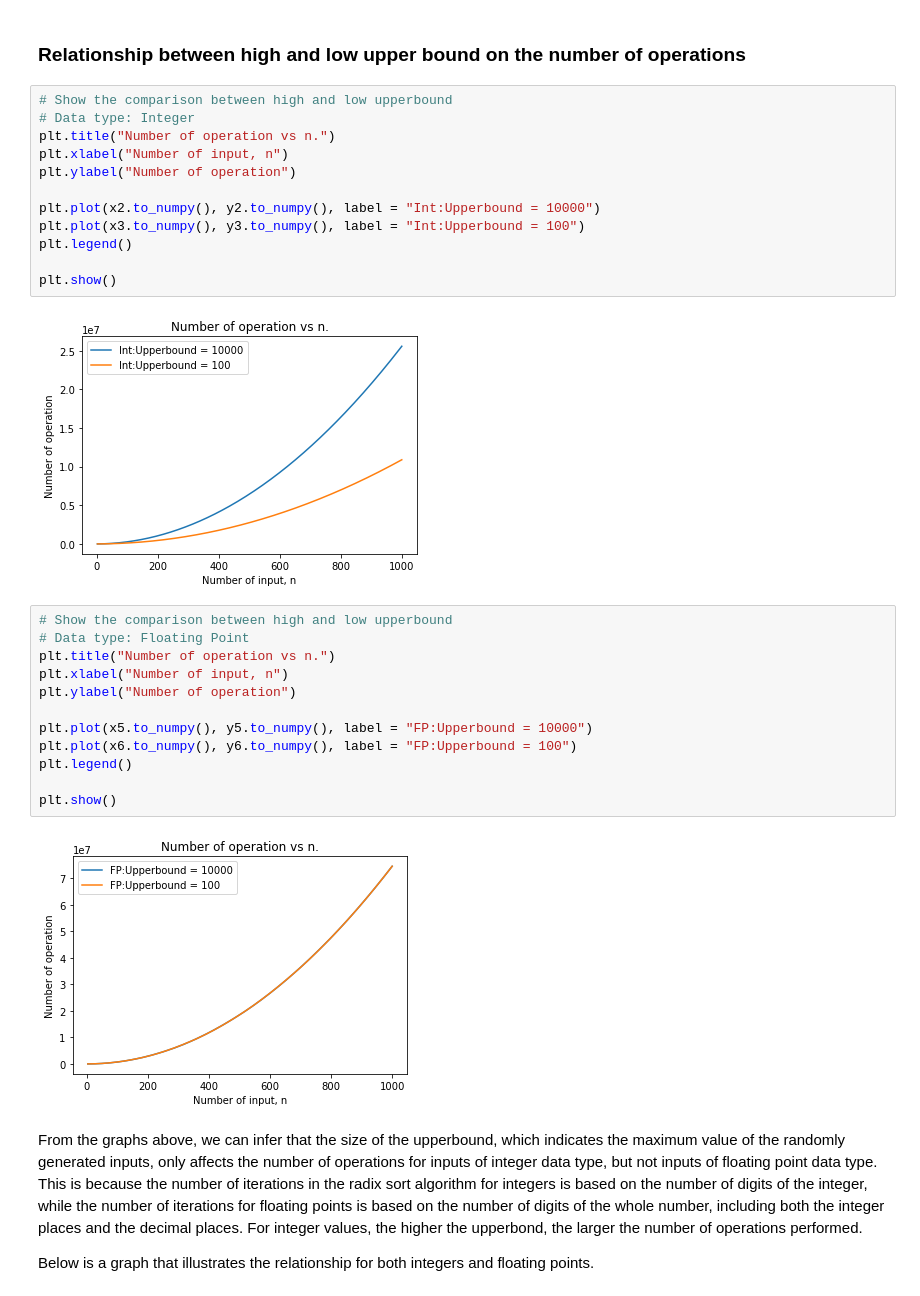
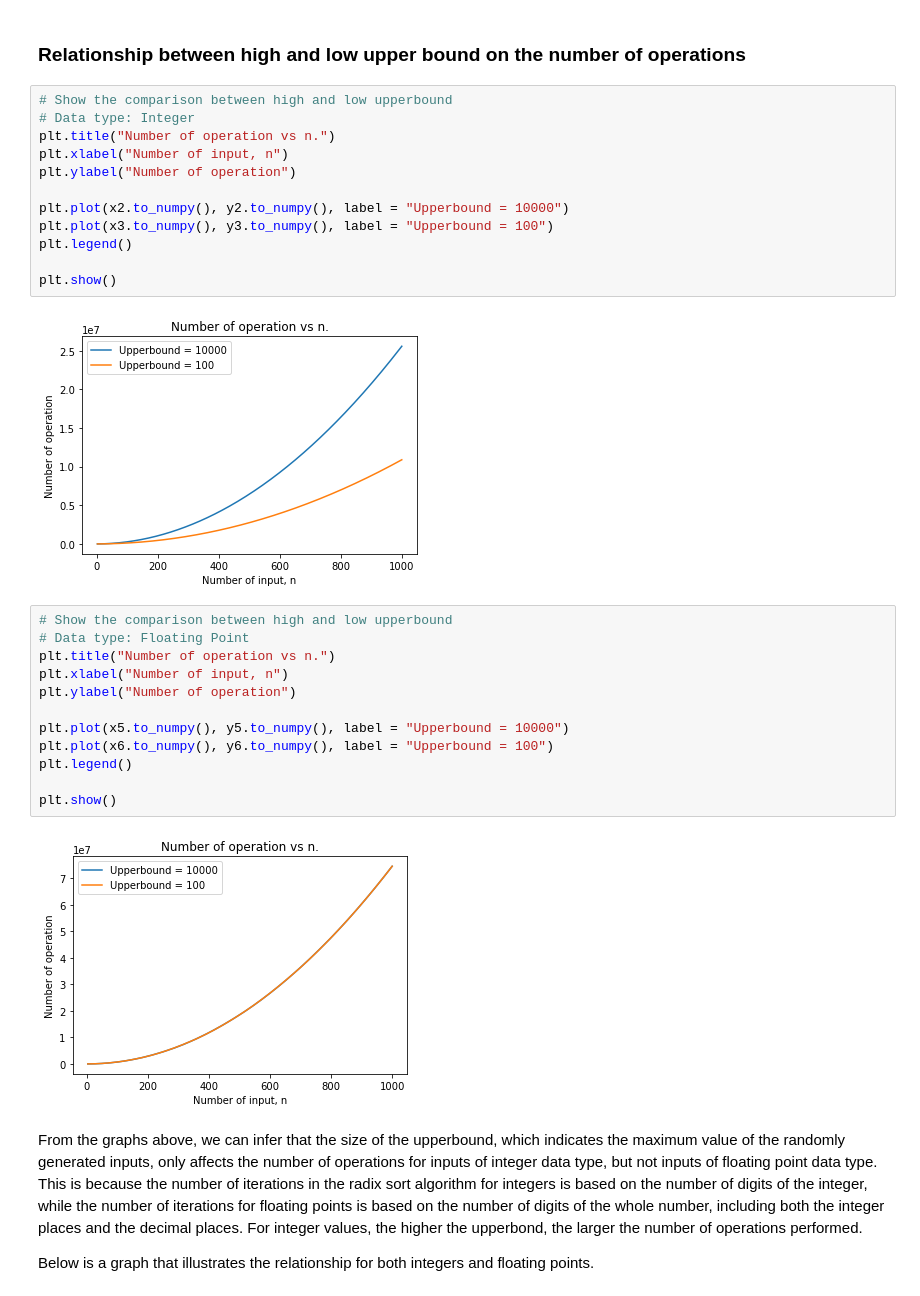
Before and after one commit to diminecjean/radix-sort, a Jupyter notebook: radix_sort_graph_analysis.ipynb, the cells around one changed output. Cells and saved outputs as stored; diff of their text form.

```diff
--- a/radix_sort_graph_analysis.ipynb
+++ b/radix_sort_graph_analysis.ipynb
@@ -327,17 +433,17 @@ plt.show()
 # %%
 # Show the comparison between high and low upperbound
 # Data type: Integer
 plt.title("Number of operation vs n.")
 plt.xlabel("Number of input, n")
 plt.ylabel("Number of operation")
 
-plt.plot(x2.to_numpy(), y2.to_numpy(), label = "Int:Upperbound = 10000")
-plt.plot(x3.to_numpy(), y3.to_numpy(), label = "Int:Upperbound = 100")
+plt.plot(x2.to_numpy(), y2.to_numpy(), label = "Upperbound = 10000")
+plt.plot(x3.to_numpy(), y3.to_numpy(), label = "Upperbound = 100")
 plt.legend()
 
 plt.show()
 # %% [output]
-[figure, old version]
+[figure, new version]
 # %%
 # Show the comparison between high and low upperbound
 # Data type: Floating Point
@@ -345,13 +451,13 @@ plt.title("Number of operation vs n.")
 plt.xlabel("Number of input, n")
 plt.ylabel("Number of operation")
 
-plt.plot(x5.to_numpy(), y5.to_numpy(), label = "FP:Upperbound = 10000")
-plt.plot(x6.to_numpy(), y6.to_numpy(), label = "FP:Upperbound = 100")
+plt.plot(x5.to_numpy(), y5.to_numpy(), label = "Upperbound = 10000")
+plt.plot(x6.to_numpy(), y6.to_numpy(), label = "Upperbound = 100")
 plt.legend()
 
 plt.show()
 # %% [output]
-[figure, old version]
+[figure, new version]
 # %% [markdown]
 From the graphs above, we can infer that the size of the upperbound, which indicates the maximum value of the randomly generated inputs, only affects the number of operations for inputs of integer data type, but not inputs of floating point data type. This is because the number of iterations in the radix sort algorithm for integers is based on the number of digits of the integer, while the number of iterations for floating points is based on the number of digits of the whole number, including both the integer places and the decimal places. For integer values, the higher the upperbond, the larger the number of operations performed.
 
```
Also changed, not shown: parts of 14 cells of this notebook.
